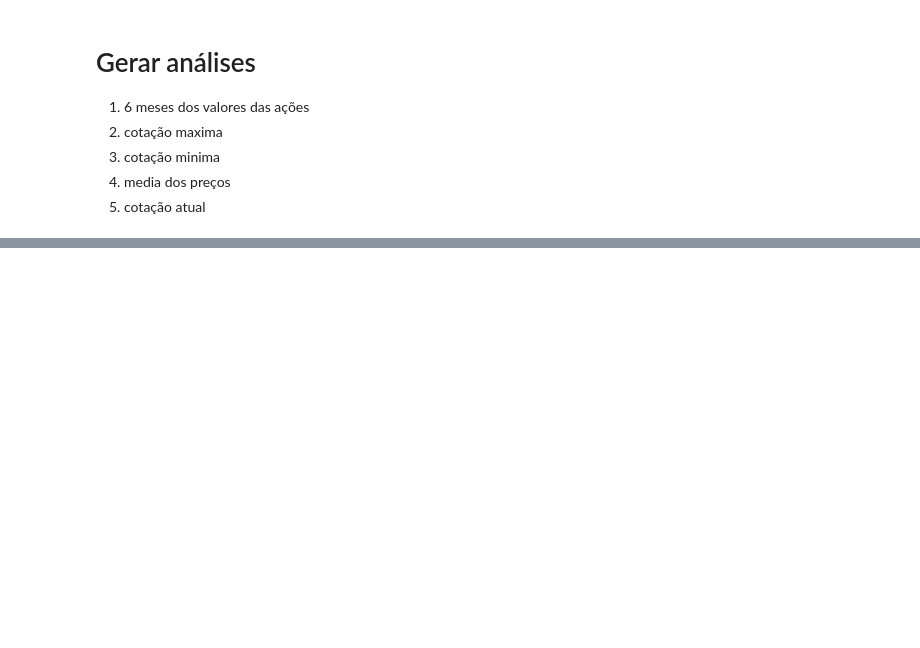
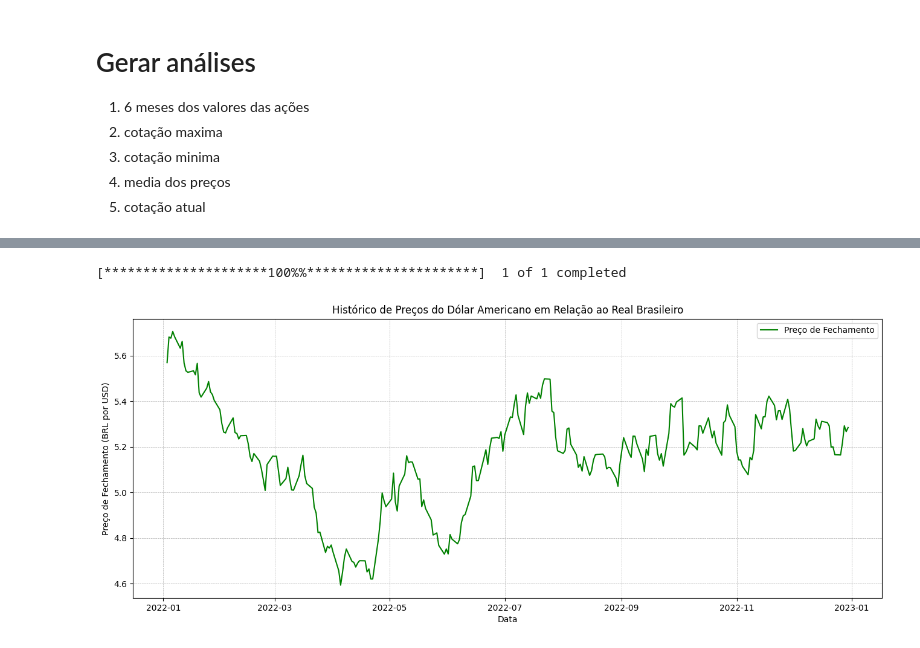
Before and after one commit to luisfernandogbraga/PROJETO_PESSOAL_ACOES, a Jupyter notebook: automação de processos.ipynb, the cells around one changed output, grey strips where cells are left out. Cells and saved outputs as stored; diff of their text form; code cells hidden in the pictures; blank space fills up the shorter version.

```diff
--- a/automação de processos.ipynb
+++ b/automação de processos.ipynb
@@ -132,0 +230,29 @@ plt.show()
+# %%
+import yfinance as yf
+import matplotlib.pyplot as plt
+
+# Ticker para o par de moedas Dólar Americano / Real Brasileiro
+ticker_usd_brl = 'USDBRL=X'
+
+# Obtenha o histórico de preços para o Dólar em relação ao Real
+historico_usd_brl = yf.download(ticker_usd_brl, start='2022-01-01', end='2023-01-01')
+
+# Configurando o gráfico
+plt.figure(figsize=(16, 6))
+plt.plot(historico_usd_brl['Close'], label='Preço de Fechamento', color='green')
+
+# Adicionando linhas de grade
+plt.grid(True, which='both', linestyle='--', linewidth=0.5)
+
+# Adicionando rótulos e título
+plt.xlabel('Data')
+plt.ylabel('Preço de Fechamento (BRL por USD)')
+plt.title('Histórico de Preços do Dólar Americano em Relação ao Real Brasileiro')
+
+# Adicionando legenda
+plt.legend()
+
+plt.show()
+# %% [output]
+[*********************100%%**********************]  1 of 1 completed
+[figure, added]
```
Also changed, not shown: parts of 8 cells of this notebook.
